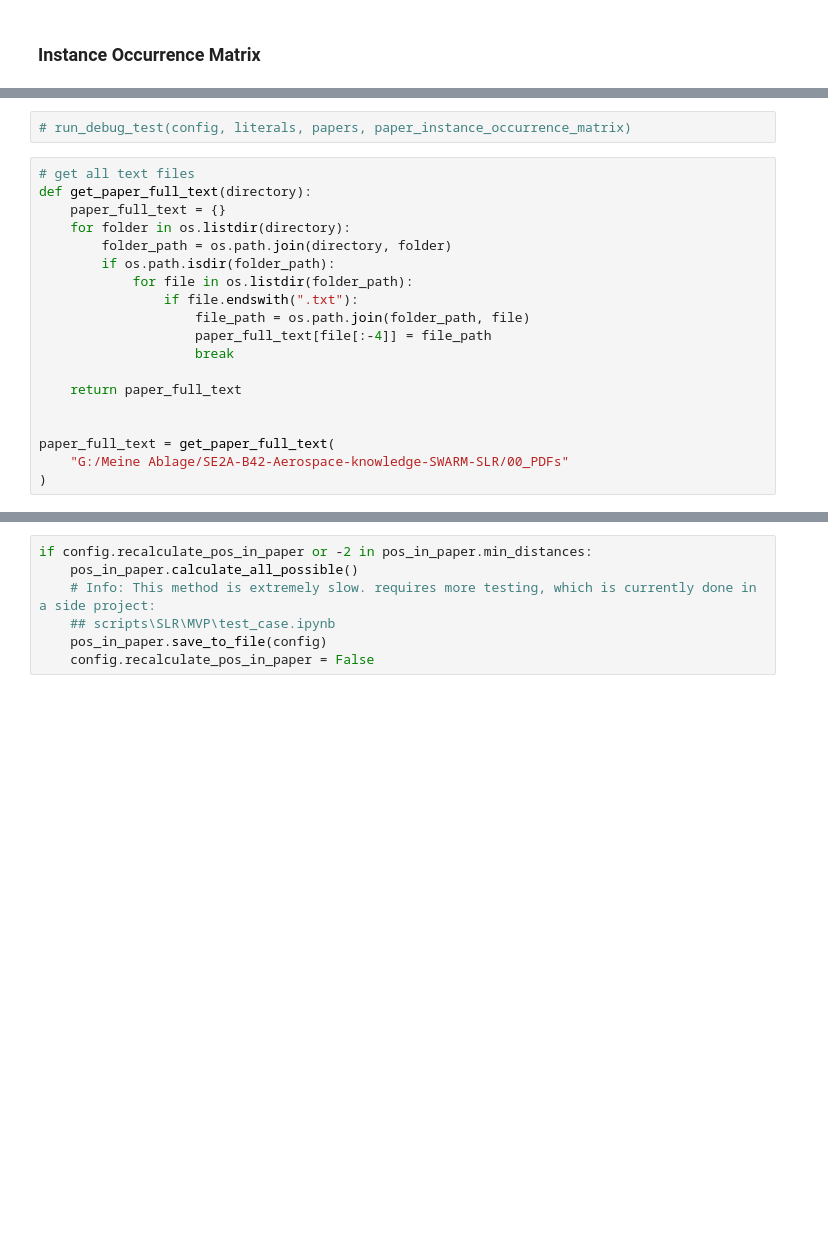
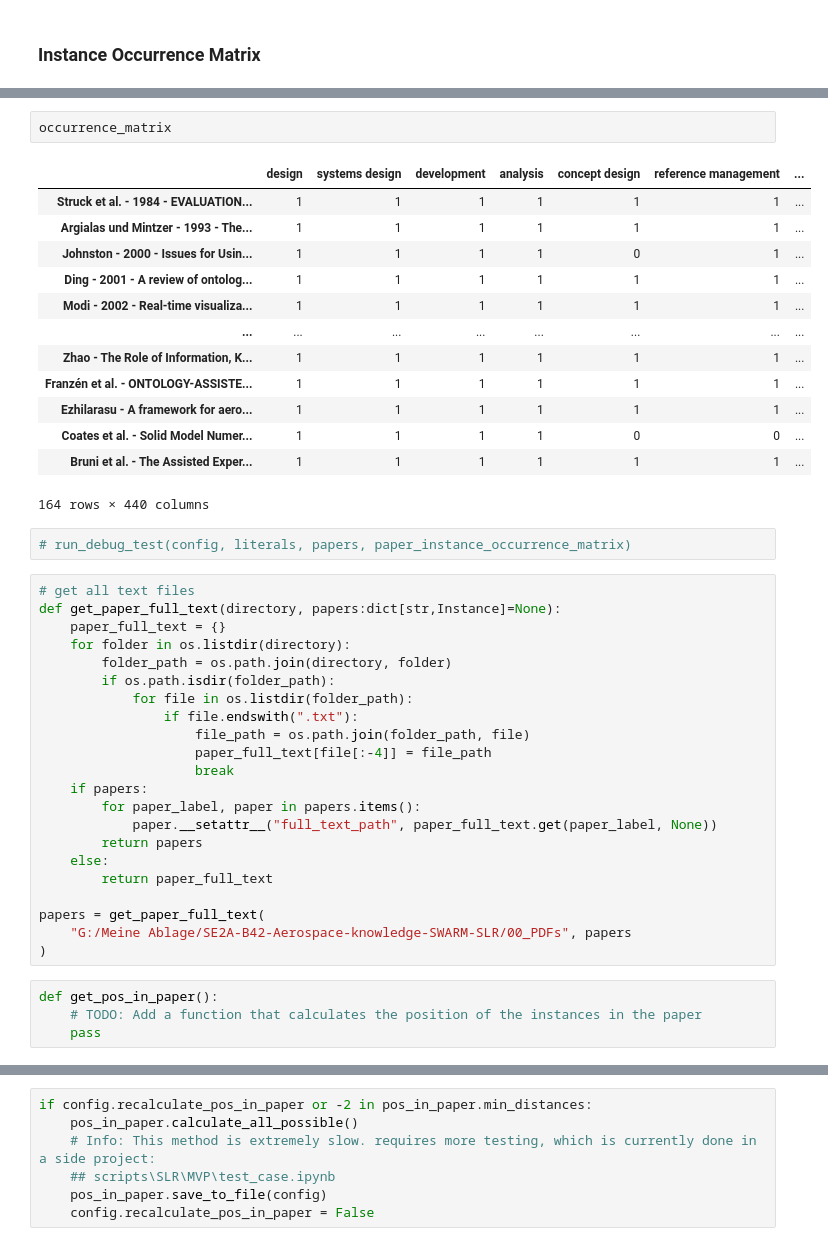
Before and after one commit to borgnetzwerk/tools, a Jupyter notebook: scripts/SLR/co_occurence.ipynb, the cells around one changed output, grey strips where cells are left out. Drawn from its saved outputs; the diff is of its cells as text; blank space fills up the shorter version.

```diff
--- a/scripts/SLR/co_occurence.ipynb
+++ b/scripts/SLR/co_occurence.ipynb
@@ -117,8 +326,24 @@ IndexError: arrays used as indices must be of integer (or boolean) type
+# %%
+occurrence_matrix
+# %% [output]
+|  | design | systems design | development | analysis | concept design | reference management | ... |
+| Struck et al. - 1984 - EVALUATION... | 1 | 1 | 1 | 1 | 1 | 1 | ... |
+| Argialas und Mintzer - 1993 - The... | 1 | 1 | 1 | 1 | 1 | 1 | ... |
+| Johnston - 2000 - Issues for Usin... | 1 | 1 | 1 | 1 | 0 | 1 | ... |
+| Ding - 2001 - A review of ontolog... | 1 | 1 | 1 | 1 | 1 | 1 | ... |
+| Modi - 2002 - Real-time visualiza... | 1 | 1 | 1 | 1 | 1 | 1 | ... |
+| ... | ... | ... | ... | ... | ... | ... | ... |
+| Zhao - The Role of Information, K... | 1 | 1 | 1 | 1 | 1 | 1 | ... |
+| Franzén et al. - ONTOLOGY-ASSISTE... | 1 | 1 | 1 | 1 | 1 | 1 | ... |
+| Ezhilarasu - A framework for aero... | 1 | 1 | 1 | 1 | 1 | 1 | ... |
+| Coates et al. - Solid Model Numer... | 1 | 1 | 1 | 1 | 0 | 0 | ... |
+| Bruni et al. - The Assisted Exper... | 1 | 1 | 1 | 1 | 1 | 1 | ... |
+164 rows × 440 columns
 # %%
 # run_debug_test(config, literals, papers, paper_instance_occurrence_matrix)
 # %%
 # get all text files
-def get_paper_full_text(directory):
+def get_paper_full_text(directory, papers:dict[str,Instance]=None):
     paper_full_text = {}
     for folder in os.listdir(directory):
         folder_path = os.path.join(directory, folder)
@@ -128,13 +353,20 @@ def get_paper_full_text(directory):
                     file_path = os.path.join(folder_path, file)
                     paper_full_text[file[:-4]] = file_path
                     break
+    if papers:
+        for paper_label, paper in papers.items():
+            paper.__setattr__("full_text_path", paper_full_text.get(paper_label, None))
+        return papers
+    else:
+        return paper_full_text
 
-    return paper_full_text
-
-
-paper_full_text = get_paper_full_text(
-    "G:/Meine Ablage/SE2A-B42-Aerospace-knowledge-SWARM-SLR/00_PDFs"
+papers = get_paper_full_text(
+    "G:/Meine Ablage/SE2A-B42-Aerospace-knowledge-SWARM-SLR/00_PDFs", papers
 )
+# %%
+def get_pos_in_paper():
+    # TODO: Add a function that calculates the position of the instances in the paper
+    pass
 # %%
 # Step 2: find occurrences of instances in full text of papers
 import sys
```
Also changed, not shown: parts of 24 cells of this notebook, 1 other file.
